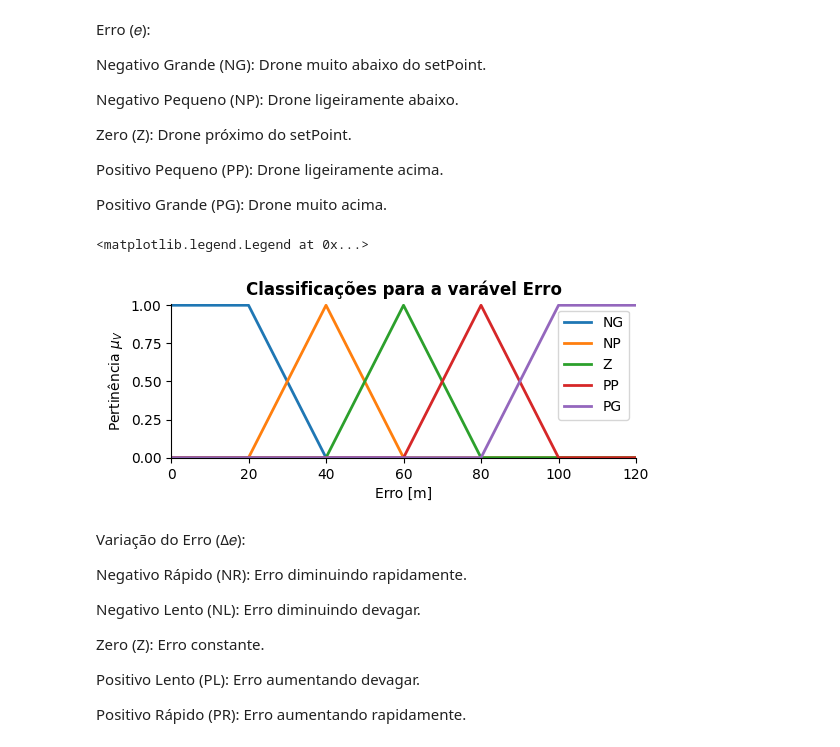
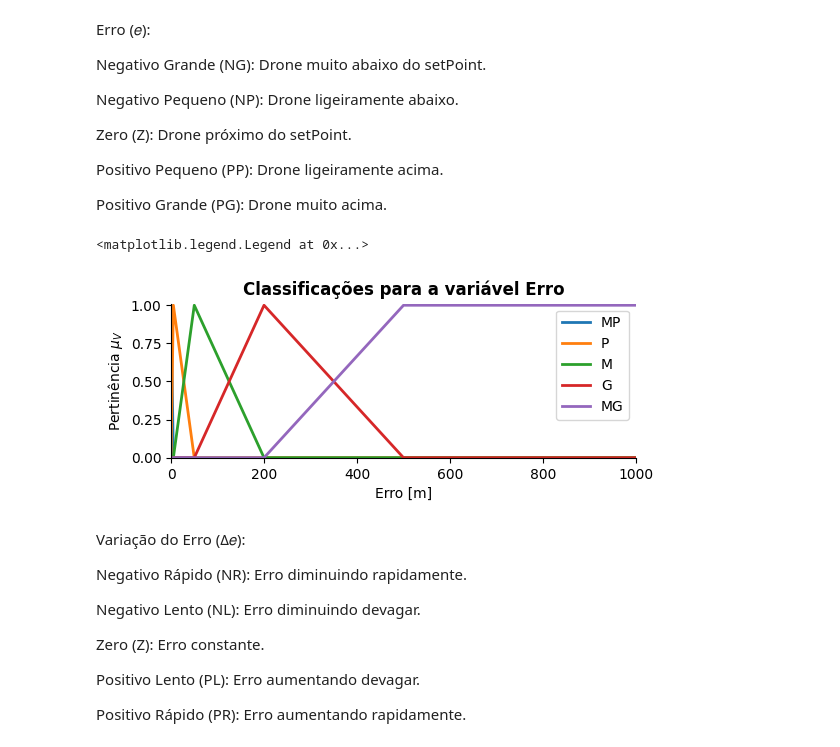
Before and after one commit to leoclamp/Controle_Fuzzy_PD, a Jupyter notebook: fuzzy_PD.ipynb, the cells around one changed output. Cells and saved outputs as stored; diff of their text form; code cells hidden in the pictures.

```diff
--- a/fuzzy_PD.ipynb
+++ b/fuzzy_PD.ipynb
@@ -26,25 +38,25 @@ Positivo Pequeno (PP): Drone ligeiramente acima.
 
 Positivo Grande (PG): Drone muito acima.
 # %%
-# Definição da variável Antecedente Erro 0:120 m
-Erro = ctrl.Antecedent(universe=np.arange(0, 121, 1), label='Erro')
+# Definição da variável Antecedente Erro 0:1000 m
+Erro = ctrl.Antecedent(universe=np.arange(0, 1001, 1), label='Erro')
 
-# Classificações de Erro em NG, NP, Z, PP e PG.
-Erro['NG'] = fuzzy.trapmf(Erro.universe, [0, 0, 20, 40])
-Erro['NP'] = fuzzy.trimf(Erro.universe, [20, 40, 60])
-Erro['Z'] = fuzzy.trimf(Erro.universe, [40, 60, 80])
-Erro['PP'] = fuzzy.trimf(Erro.universe, [60, 80, 100])
-Erro['PG'] = fuzzy.trapmf(Erro.universe, [80, 100, 120, 120])
+# Classificações de Erro
+Erro['MP'] = fuzzy.trimf(Erro.universe, [0, 0, 5])
+Erro['P'] = fuzzy.trimf(Erro.universe, [0, 5, 50])
+Erro['M'] = fuzzy.trimf(Erro.universe, [5, 50, 200])
+Erro['G'] = fuzzy.trimf(Erro.universe, [50, 200, 500])
+Erro['MG'] = fuzzy.trapmf(Erro.universe, [200, 500, 1000, 1000])
 
 Erro.view()   # Método para visualização da Função de Pertinência.
 [plt.gca().lines[i].set_linewidth(2) for i in range(len(plt.gca().lines))]
 
 fig = plt.gcf(); axes = fig.gca(); fig.set_size_inches(6, 2)
 axes.set_xlabel(xlabel=f'{Erro.label} [m]'); axes.set_ylabel(ylabel=r'Pertinência $\mu_{V}$')
-plt.title(f'Classificações para a varável {Erro.label}', fontweight='bold'); plt.legend(loc='upper right')
+plt.title(f'Classificações para a variável {Erro.label}', fontweight='bold'); plt.legend(loc='upper right')
 # %% [output]
 <matplotlib.legend.Legend at 0x...>
-[figure, old version]
+[figure, new version]
 # %% [markdown]
 Variação do Erro (Δ𝑒):
 
```
Also changed, not shown: parts of 10 cells of this notebook.
